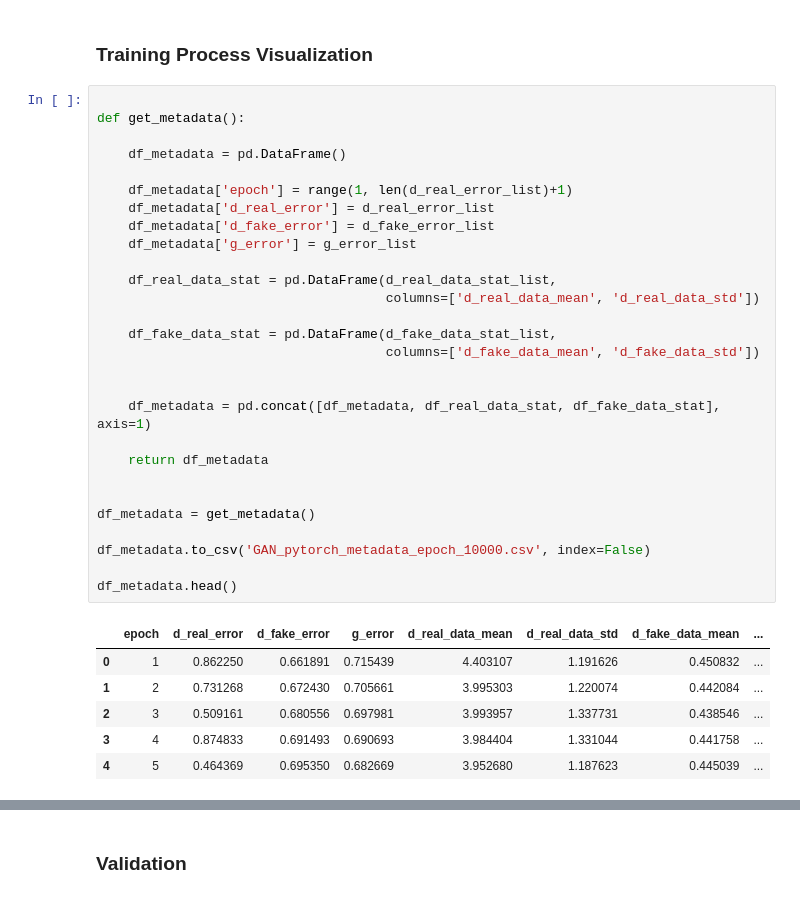
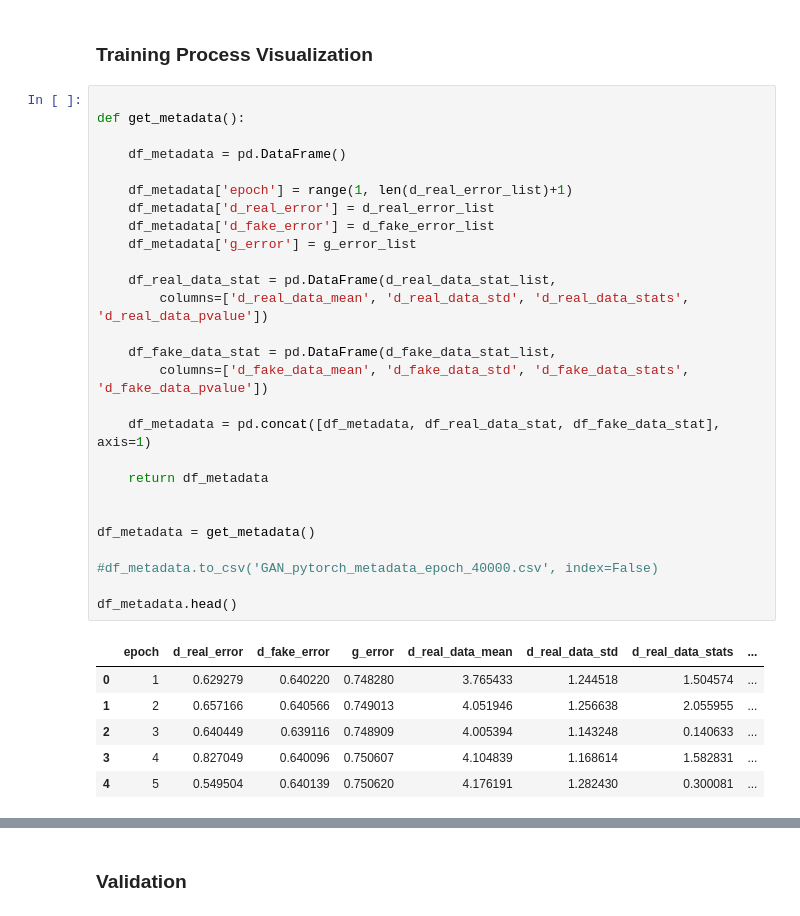
Before and after one commit to liaison/python, a Jupyter notebook: GAN_pytorch.ipynb, the cells around one changed output, grey strips where cells are left out. Saved outputs shown, nothing was run; the diff lists cells and outputs as text.

```diff
--- a/GAN_pytorch.ipynb
+++ b/GAN_pytorch.ipynb
@@ -203,38 +235,37 @@ Wall time: 757 µs
 # %%
 
 def get_metadata():
 
     df_metadata = pd.DataFrame()
 
     df_metadata['epoch'] = range(1, len(d_real_error_list)+1)
     df_metadata['d_real_error'] = d_real_error_list
     df_metadata['d_fake_error'] = d_fake_error_list
     df_metadata['g_error'] = g_error_list
 
     df_real_data_stat = pd.DataFrame(d_real_data_stat_list,
-                                     columns=['d_real_data_mean', 'd_real_data_std'])
+        columns=['d_real_data_mean', 'd_real_data_std', 'd_real_data_stats', 'd_real_data_pvalue'])
 
     df_fake_data_stat = pd.DataFrame(d_fake_data_stat_list,
-                                     columns=['d_fake_data_mean', 'd_fake_data_std'])
-
+        columns=['d_fake_data_mean', 'd_fake_data_std', 'd_fake_data_stats', 'd_fake_data_pvalue'])
 
     df_metadata = pd.concat([df_metadata, df_real_data_stat, df_fake_data_stat], axis=1)
 
     return df_metadata
 
 
 df_metadata = get_metadata()
 
-df_metadata.to_csv('GAN_pytorch_metadata_epoch_10000.csv', index=False)
+#df_metadata.to_csv('GAN_pytorch_metadata_epoch_40000.csv', index=False)
 
 df_metadata.head()
 # %% [output]
-|  | epoch | d_real_error | d_fake_error | g_error | d_real_data_mean | d_real_data_std | d_fake_data_mean | ... |
-| 0 | 1 | 0.862250 | 0.661891 | 0.715439 | 4.403107 | 1.191626 | 0.450832 | ... |
-| 1 | 2 | 0.731268 | 0.672430 | 0.705661 | 3.995303 | 1.220074 | 0.442084 | ... |
-| 2 | 3 | 0.509161 | 0.680556 | 0.697981 | 3.993957 | 1.337731 | 0.438546 | ... |
-| 3 | 4 | 0.874833 | 0.691493 | 0.690693 | 3.984404 | 1.331044 | 0.441758 | ... |
-| 4 | 5 | 0.464369 | 0.695350 | 0.682669 | 3.952680 | 1.187623 | 0.445039 | ... |
+|  | epoch | d_real_error | d_fake_error | g_error | d_real_data_mean | d_real_data_std | d_real_data_stats | ... |
+| 0 | 1 | 0.629279 | 0.640220 | 0.748280 | 3.765433 | 1.244518 | 1.504574 | ... |
+| 1 | 2 | 0.657166 | 0.640566 | 0.749013 | 4.051946 | 1.256638 | 2.055955 | ... |
+| 2 | 3 | 0.640449 | 0.639116 | 0.748909 | 4.005394 | 1.143248 | 0.140633 | ... |
+| 3 | 4 | 0.827049 | 0.640096 | 0.750607 | 4.104839 | 1.168614 | 1.582831 | ... |
+| 4 | 5 | 0.549504 | 0.640139 | 0.750620 | 4.176191 | 1.282430 | 0.300081 | ... |
 # %%
 
 fig = plt.figure()
```
Also changed, not shown: parts of 11 cells of this notebook.
